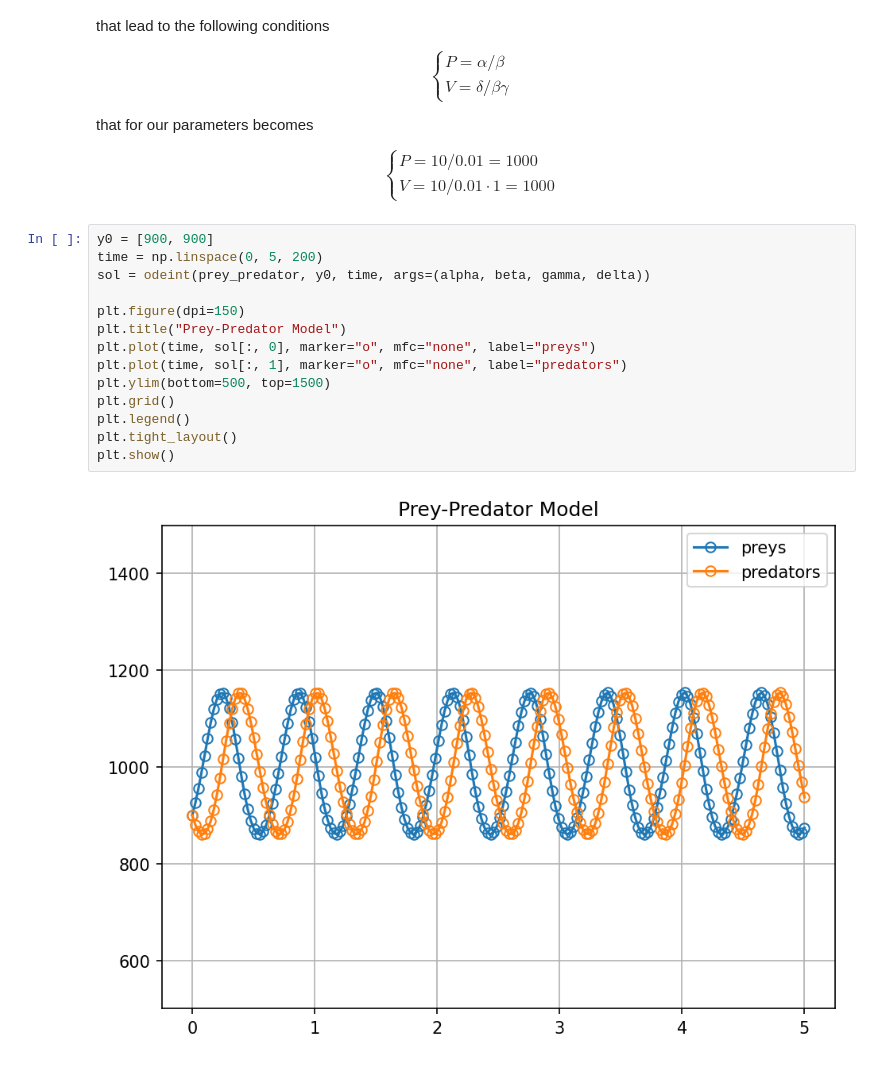
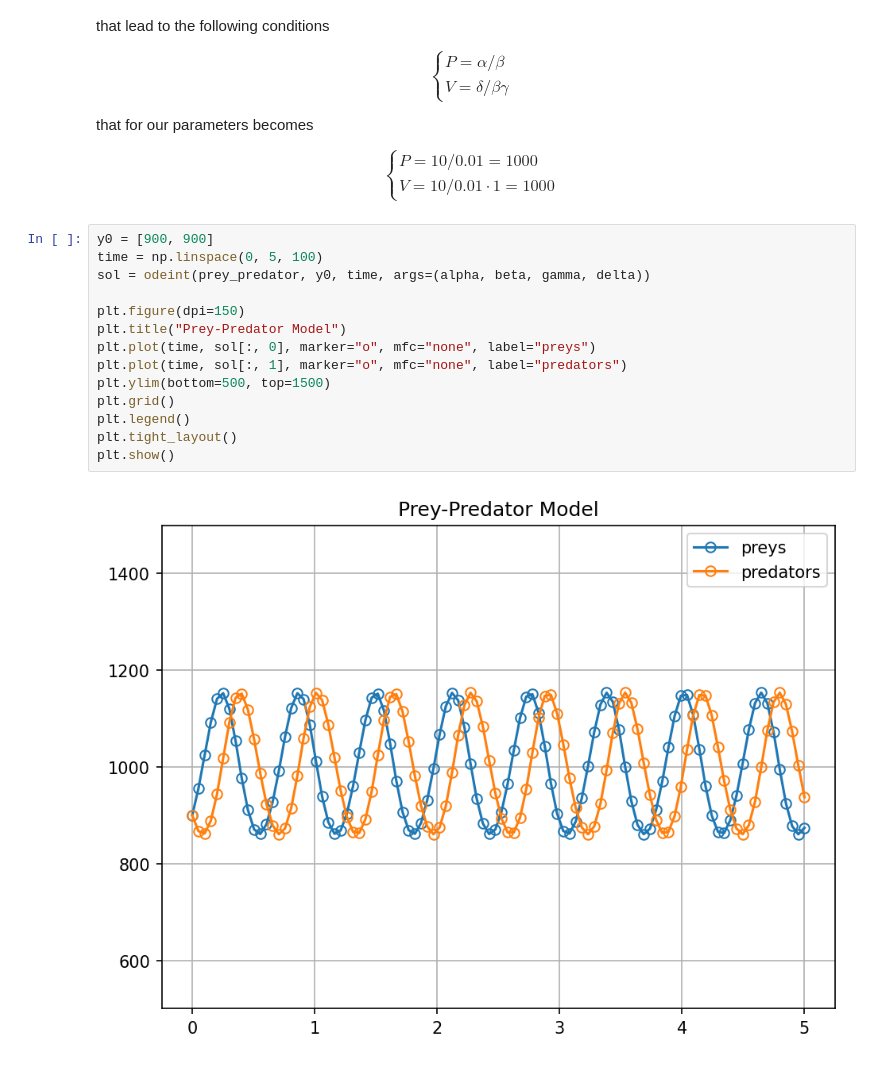
Before and after one commit to FedericoBustaffa/cmcs, a Jupyter notebook: notebooks/prey_predators.ipynb, the cells around one changed output. Saved outputs shown, nothing was run; the diff lists cells and outputs as text.

```diff
--- a/notebooks/prey_predators.ipynb
+++ b/notebooks/prey_predators.ipynb
@@ -86,17 +86,17 @@ V = 10 / 0.01 \cdot 1 = 1000
 $$
 # %%
 y0 = [900, 900]
-time = np.linspace(0, 5, 200)
+time = np.linspace(0, 5, 100)
 sol = odeint(prey_predator, y0, time, args=(alpha, beta, gamma, delta))
 
 plt.figure(dpi=150)
 plt.title("Prey-Predator Model")
 plt.plot(time, sol[:, 0], marker="o", mfc="none", label="preys")
 plt.plot(time, sol[:, 1], marker="o", mfc="none", label="predators")
 plt.ylim(bottom=500, top=1500)
 plt.grid()
 plt.legend()
 plt.tight_layout()
 plt.show()
 # %% [output]
-[figure, old version]
+[figure, new version]
```
Also changed, not shown: parts of 1 cell of this notebook, 1 other file.
